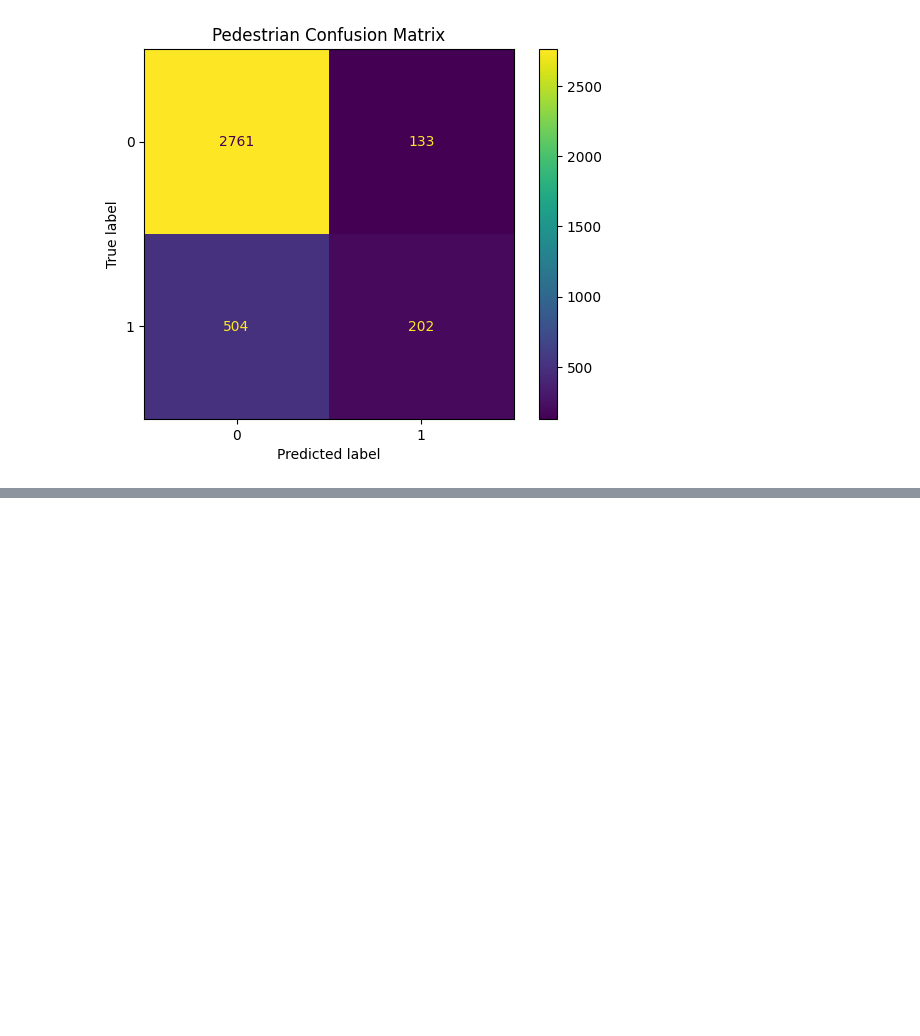
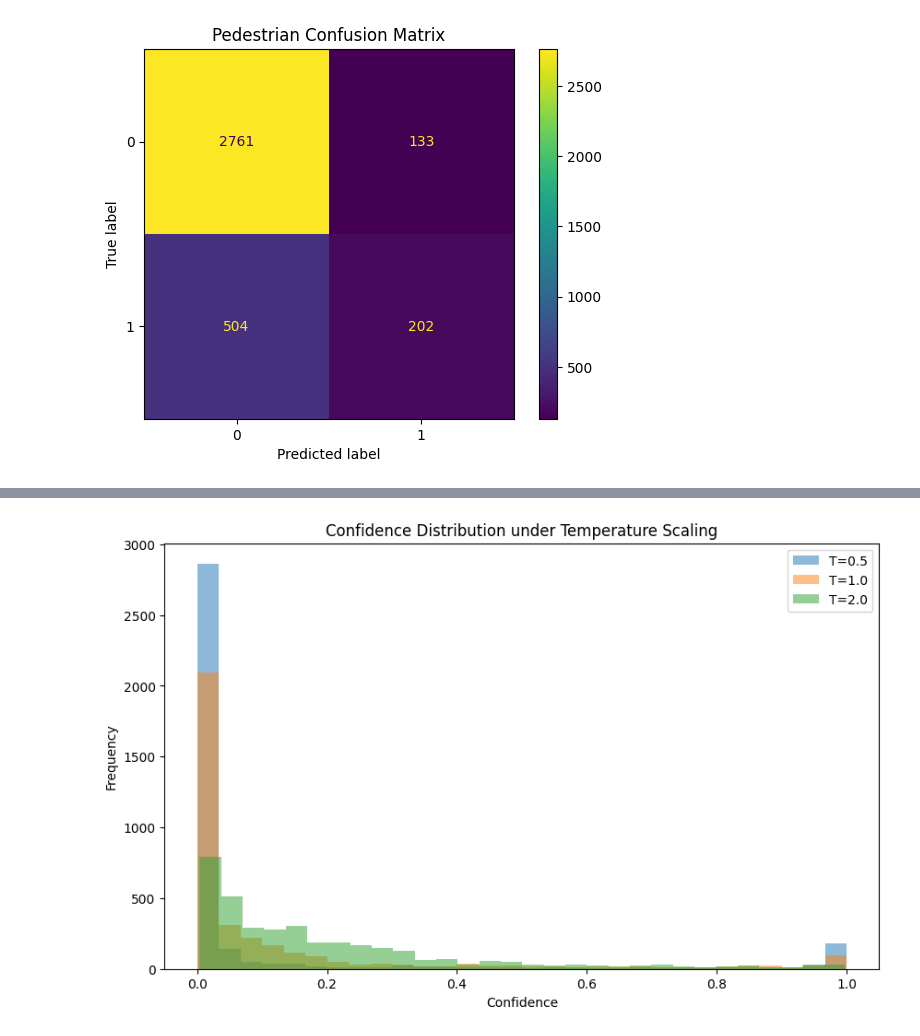
Before and after one commit to vinitdarji16/MLS-Exercise, a Jupyter notebook: MLS_exercise3_pedestrian.ipynb, the cells around one changed output, grey strips where cells are left out. Cells and saved outputs as stored; diff of their text form; code cells hidden in the pictures; blank space fills up the shorter version.

Commit message:
Exercise 5.4 Temperature Scaling completed for pedestrian classifier

```diff
--- a/MLS_exercise3_pedestrian.ipynb
+++ b/MLS_exercise3_pedestrian.ipynb
@@ -467,0 +510,33 @@ F1 Score : 0.38808837656099904
+# %%
+import matplotlib.pyplot as plt
+
+temperatures = [0.5, 1.0, 2.0]
+
+plt.figure(figsize=(10,6))
+
+for T in temperatures:
+    confidences = []
+
+    model.eval()
+
+    with torch.no_grad():
+        for images, labels in test_loader:
+            images = images.to(device)
+
+            outputs = model(images)
+
+            scaled_outputs = outputs / T
+
+            probs = torch.sigmoid(scaled_outputs)
+
+            confidences.extend(probs.squeeze().cpu().numpy())
+
+    plt.hist(confidences, bins=30, alpha=0.5, label=f"T={T}")
+
+plt.xlabel("Confidence")
+plt.ylabel("Frequency")
+plt.title("Confidence Distribution under Temperature Scaling")
+plt.legend()
+plt.show()
+# %% [output]
+[figure, added]
```
Also changed, not shown: parts of 1 cell of this notebook.
